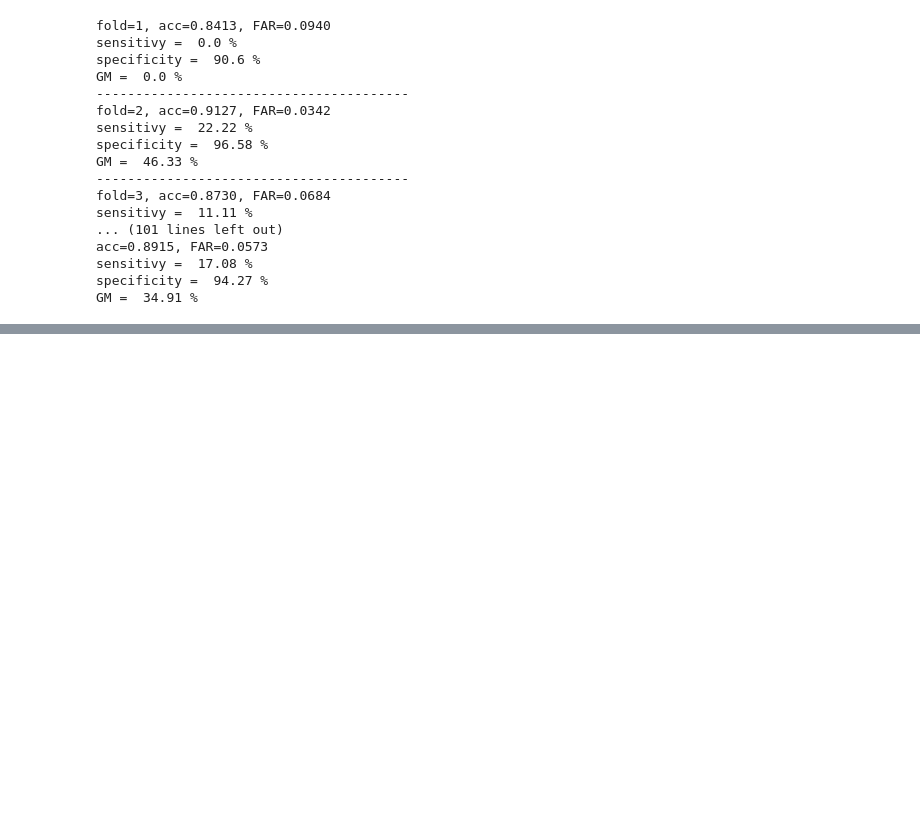
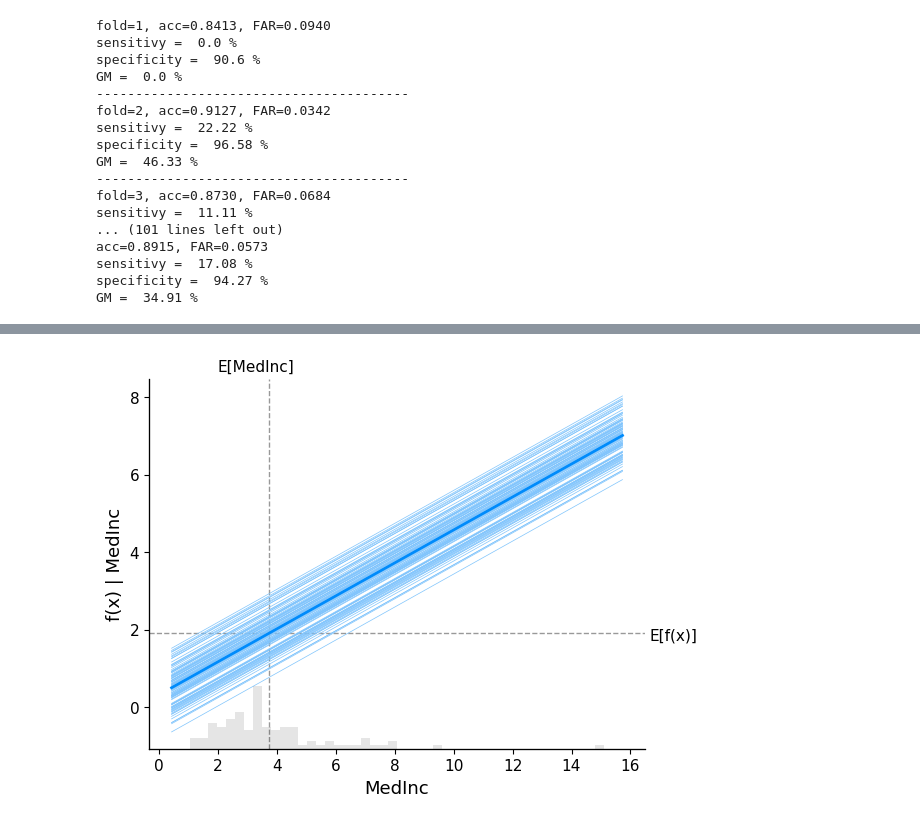
Before and after one commit to JackHuang0125/WHAT_I_DID, a Jupyter notebook: 0 Meeting/0_PAPER_0911.ipynb, the cells around one changed output, grey strips where cells are left out. Cells and saved outputs as stored; diff of their text form; code cells hidden in the pictures; blank space fills up the shorter version.

```diff
--- a/0 Meeting/0_PAPER_0911.ipynb
+++ b/0 Meeting/0_PAPER_0911.ipynb
@@ -575,0 +581,6 @@ GM =  34.91 %
+# %%
+X, y = shap.datasets.california(n_points=1000)
+X100 = shap.utils.sample(X, 100)
+# %%
+lr = LinearRegression()
+model = lr.fit(X, y)
@@ -575,0 +599,4 @@ GM =  34.91 %
+# %%
+shap.partial_dependence_plot('MedInc', lr.predict, X100, ice=True, model_expected_value=True, feature_expected_value=True)
+# %% [output]
+[figure, added]
```
Also changed, not shown: parts of 8 cells of this notebook.
